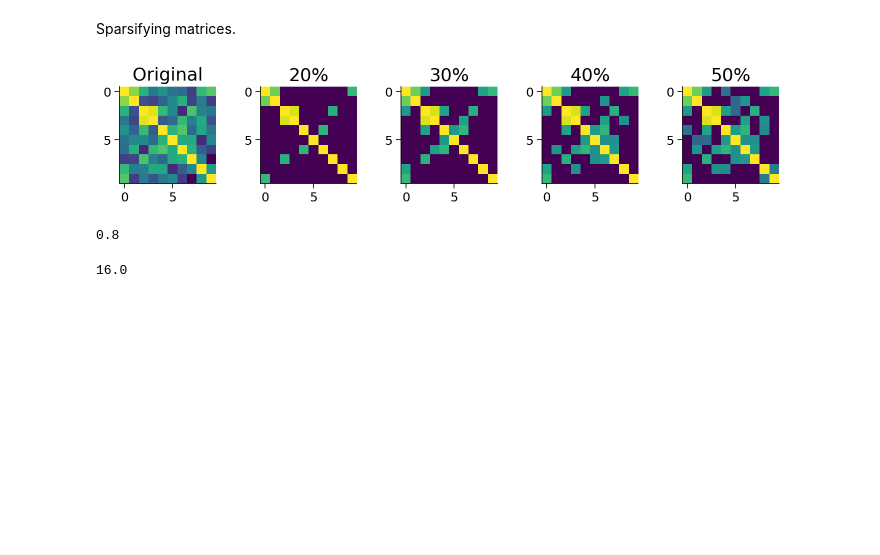
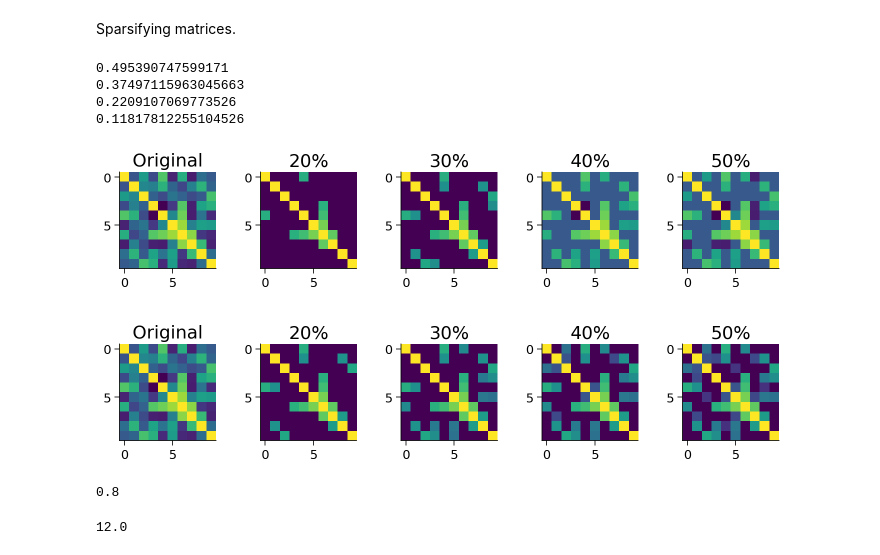
Before and after one commit to darsnack/nma-project, a Jupyter notebook: load_hcp_task.ipynb, the cells around one changed output. Cells and saved outputs as stored; diff of their text form; code cells hidden in the pictures; blank space fills up the shorter version.

```diff
--- a/load_hcp_task.ipynb
+++ b/load_hcp_task.ipynb
@@ -578,43 +578,65 @@ Sparsifying matrices.
 # %%
 A = np.random.rand(10,10)-0.3
 A = np.tril(A,k=1) + np.tril(A,k=1).T
 np.fill_diagonal(A,1)
 
 #
-#def prune_corr(corr, rate, binarize = False):
-#  upper = np.triu(corr,k=1).flatten()
-#  upper = upper[upper != 0]
-#  p = np.percentile(upper, 100 - rate)
-#  print(p)
-#  if binarize:
-#    return np.where(corr > p, 1, 0)
-#  else:
-#    return np.where(corr > p, corr, 0)
+def prune_corr2(corr, rate, binarize = False):
+  upper = np.triu(corr,k=1).flatten()
+  upper = upper[upper != 0]
+  p = np.percentile(upper, 100 - rate)
+  print(p)
+  if binarize:
+    return np.where(corr > p, 1, 0)
+  else:
+    return np.where(corr > p, corr, 0)
 
 fig = plt.figure(figsize=(10, 5))
-ax1 = fig.add_subplot(151)
-ax2 = fig.add_subplot(152)
-ax3 = fig.add_subplot(153)
-ax4 = fig.add_subplot(154)
-ax5 = fig.add_subplot(155)
+ax1 = fig.add_subplot(251)
+ax2 = fig.add_subplot(252)
+ax3 = fig.add_subplot(253)
+ax4 = fig.add_subplot(254)
+ax5 = fig.add_subplot(255)
+ax6 = fig.add_subplot(256)
+ax7 = fig.add_subplot(257)
+ax8 = fig.add_subplot(258)
+ax9 = fig.add_subplot(259)
+ax10 = fig.add_subplot(2,5,10)
+
 
 ax1.imshow(A)
 ax1.title.set_text('Original')
 ax2.imshow(prune_corr(A,20))
 ax2.title.set_text('20%')
 ax3.imshow(prune_corr(A,30))
 ax3.title.set_text('30%')
 ax4.imshow(prune_corr(A,40))
 ax4.title.set_text('40%')
 ax5.imshow(prune_corr(A,50))
 ax5.title.set_text('50%')
+
+ax6.imshow(A)
+ax6.title.set_text('Original')
+ax7.imshow(prune_corr2(A,20))
+ax7.title.set_text('20%')
+ax8.imshow(prune_corr2(A,30))
+ax8.title.set_text('30%')
+ax9.imshow(prune_corr2(A,40))
+ax9.title.set_text('40%')
+ax10.imshow(prune_corr2(A,50))
+ax10.title.set_text('50%')
 # %% [output]
+0.495390747599171
+0.37497115963045663
+0.2209107069773526
+0.11817812255104526
-[figure, old version]
+[figure, new version]
 # %%
 np.mean(prune_corr(A,20) ==0)
 # %% [output]
 0.8
-# %%
-0.4*(10*10/2 - 10)
-# %% [output]
-16.0
+# %%
+N = 10
+0.3*(N*N/2 - N)
+# %% [output]
+12.0
```
